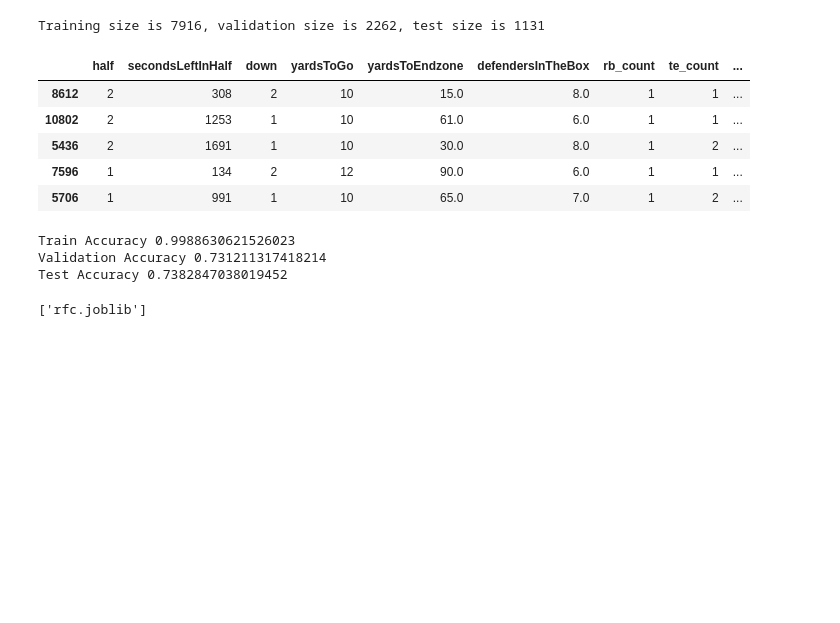
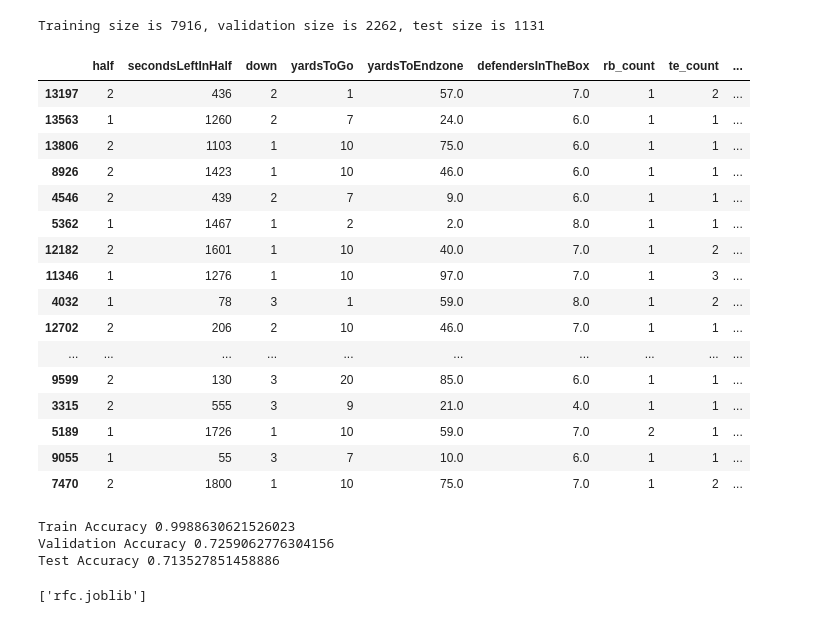
Before and after one commit to daanishrasheed/Unit2_Build_Project, a Jupyter notebook: notebooks/BuildWeekUnit2.ipynb, the cells around one changed output. Saved outputs shown, nothing was run; the diff lists cells and outputs as text; code cells hidden in the pictures; blank space fills up the shorter version.

```diff
--- a/notebooks/BuildWeekUnit2.ipynb
+++ b/notebooks/BuildWeekUnit2.ipynb
@@ -382,7 +380,7 @@ df.head()
 # %%
 df['numericPlayType'] = df['PlayType'].map(lambda p: 1 if p == 'Passing' else 0)
 # %%
-df = df[['half', 'secondsLeftInHalf', 'down', 'yardsToGo', 'yardsToEndzone', 'defendersInTheBox', 'rb_count', 'te_count', 'wr_count', 'ol_count', 'fb_count', 'dl_count', 'db_count', 'lb_count', 'offenseFormation', 'PlayType']]
+df = df[['half', 'secondsLeftInHalf', 'down', 'yardsToGo', 'yardsToEndzone', 'defendersInTheBox', 'rb_count', 'te_count', 'wr_count', 'ol_count', 'fb_count', 'dl_count', 'db_count', 'lb_count', 'numericalFormation', 'numericPlayType']]
 # %%
 df.tail(10)
 # %% [output]
@@ -454,8 +469,8 @@ print("Training size is %d, validation size is %d, test size is %d" % (len(train
 # %% [output]
 Training size is 7916, validation size is 2262, test size is 1131
 # %%
-target = 'PlayType'
-features = ['half', 'secondsLeftInHalf', 'down', 'yardsToGo', 'yardsToEndzone', 'defendersInTheBox', 'rb_count', 'te_count', 'wr_count', 'ol_count', 'fb_count', 'dl_count', 'db_count', 'lb_count', 'offenseFormation']
+target = 'numericPlayType'
+features = ['half', 'secondsLeftInHalf', 'down', 'yardsToGo', 'yardsToEndzone', 'defendersInTheBox', 'rb_count', 'te_count', 'wr_count', 'ol_count', 'fb_count', 'dl_count', 'db_count', 'lb_count', 'numericalFormation']
 # %%
 X_train = train[features]
 y_train = train[target]
@@ -464,14 +479,25 @@ y_val = validation[target]
 X_test = test[features]
 y_test = test[target]
 # %%
-X_val.head()
+X_val.head(20)
 # %% [output]
 |  | half | secondsLeftInHalf | down | yardsToGo | yardsToEndzone | defendersInTheBox | rb_count | te_count | ... |
-| 8612 | 2 | 308 | 2 | 10 | 15.0 | 8.0 | 1 | 1 | ... |
-| 10802 | 2 | 1253 | 1 | 10 | 61.0 | 6.0 | 1 | 1 | ... |
-| 5436 | 2 | 1691 | 1 | 10 | 30.0 | 8.0 | 1 | 2 | ... |
-| 7596 | 1 | 134 | 2 | 12 | 90.0 | 6.0 | 1 | 1 | ... |
-| 5706 | 1 | 991 | 1 | 10 | 65.0 | 7.0 | 1 | 2 | ... |
+| 13197 | 2 | 436 | 2 | 1 | 57.0 | 7.0 | 1 | 2 | ... |
+| 13563 | 1 | 1260 | 2 | 7 | 24.0 | 6.0 | 1 | 1 | ... |
+| 13806 | 2 | 1103 | 1 | 10 | 75.0 | 6.0 | 1 | 1 | ... |
+| 8926 | 2 | 1423 | 1 | 10 | 46.0 | 6.0 | 1 | 1 | ... |
+| 4546 | 2 | 439 | 2 | 7 | 9.0 | 6.0 | 1 | 1 | ... |
+| 5362 | 1 | 1467 | 1 | 2 | 2.0 | 8.0 | 1 | 1 | ... |
+| 12182 | 2 | 1601 | 1 | 10 | 40.0 | 7.0 | 1 | 2 | ... |
+| 11346 | 1 | 1276 | 1 | 10 | 97.0 | 7.0 | 1 | 3 | ... |
+| 4032 | 1 | 78 | 3 | 1 | 59.0 | 8.0 | 1 | 2 | ... |
+| 12702 | 2 | 206 | 2 | 10 | 46.0 | 7.0 | 1 | 1 | ... |
+| ... | ... | ... | ... | ... | ... | ... | ... | ... | ... |
+| 9599 | 2 | 130 | 3 | 20 | 85.0 | 6.0 | 1 | 1 | ... |
+| 3315 | 2 | 555 | 3 | 9 | 21.0 | 4.0 | 1 | 1 | ... |
+| 5189 | 1 | 1726 | 1 | 10 | 59.0 | 7.0 | 2 | 1 | ... |
+| 9055 | 1 | 55 | 3 | 7 | 10.0 | 6.0 | 1 | 1 | ... |
+| 7470 | 2 | 1800 | 1 | 10 | 75.0 | 7.0 | 1 | 2 | ... |
 # %%
 from sklearn.linear_model import LinearRegression, Ridge
 from sklearn.metrics import mean_absolute_error, r2_score
@@ -501,8 +527,8 @@ print('Validation Accuracy', accuracy_score(y_val, y_pred))
 print('Test Accuracy', pipeline.score(X_test, y_test))
 # %% [output]
 Train Accuracy 0.9988630621526023
-Validation Accuracy 0.731211317418214
-Test Accuracy 0.7382847038019452
+Validation Accuracy 0.7259062776304156
+Test Accuracy 0.713527851458886
 # %%
 from joblib import dump
 dump(pipeline, 'rfc.joblib', compress = True)
```
Also changed, not shown: parts of 19 cells of this notebook, 4 other files.
